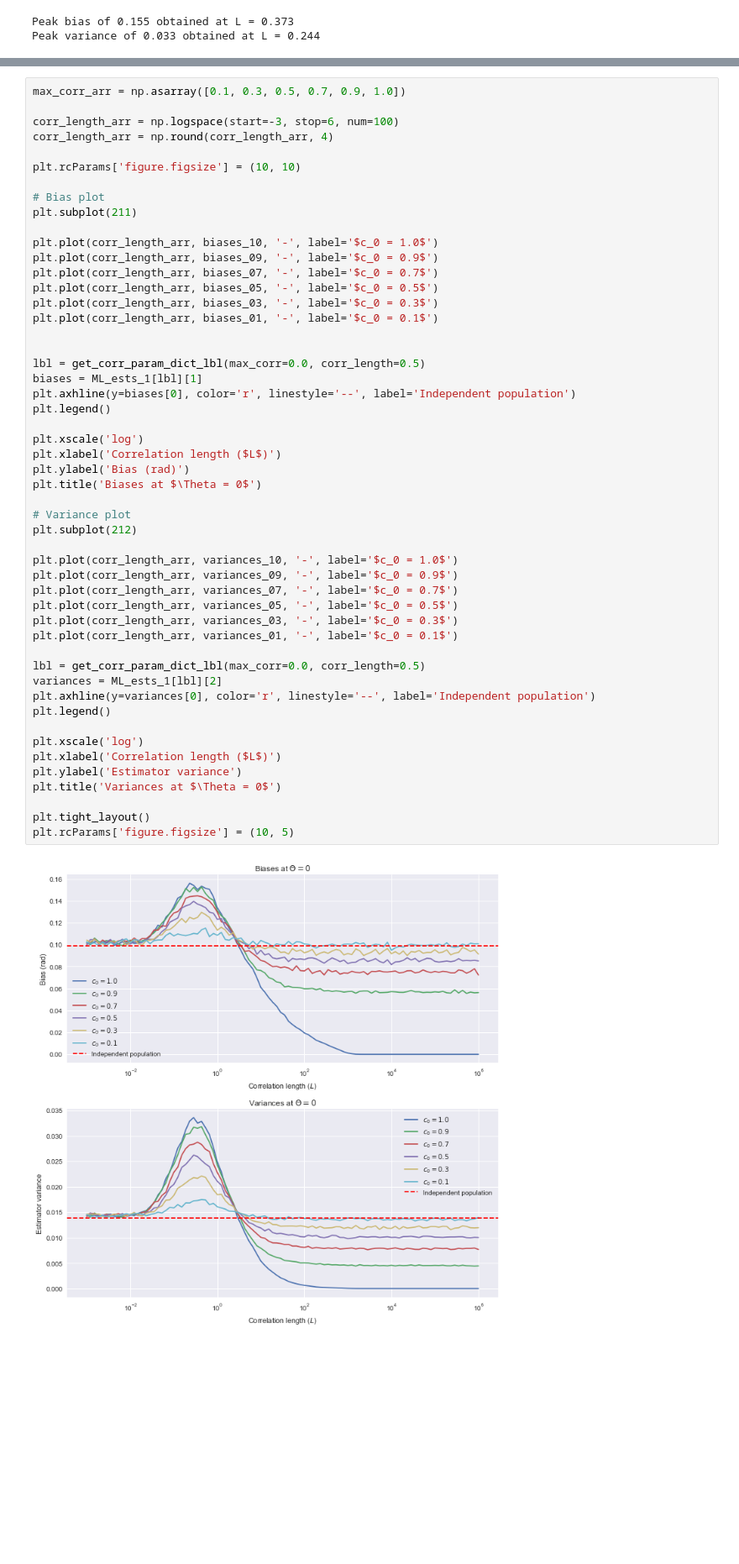
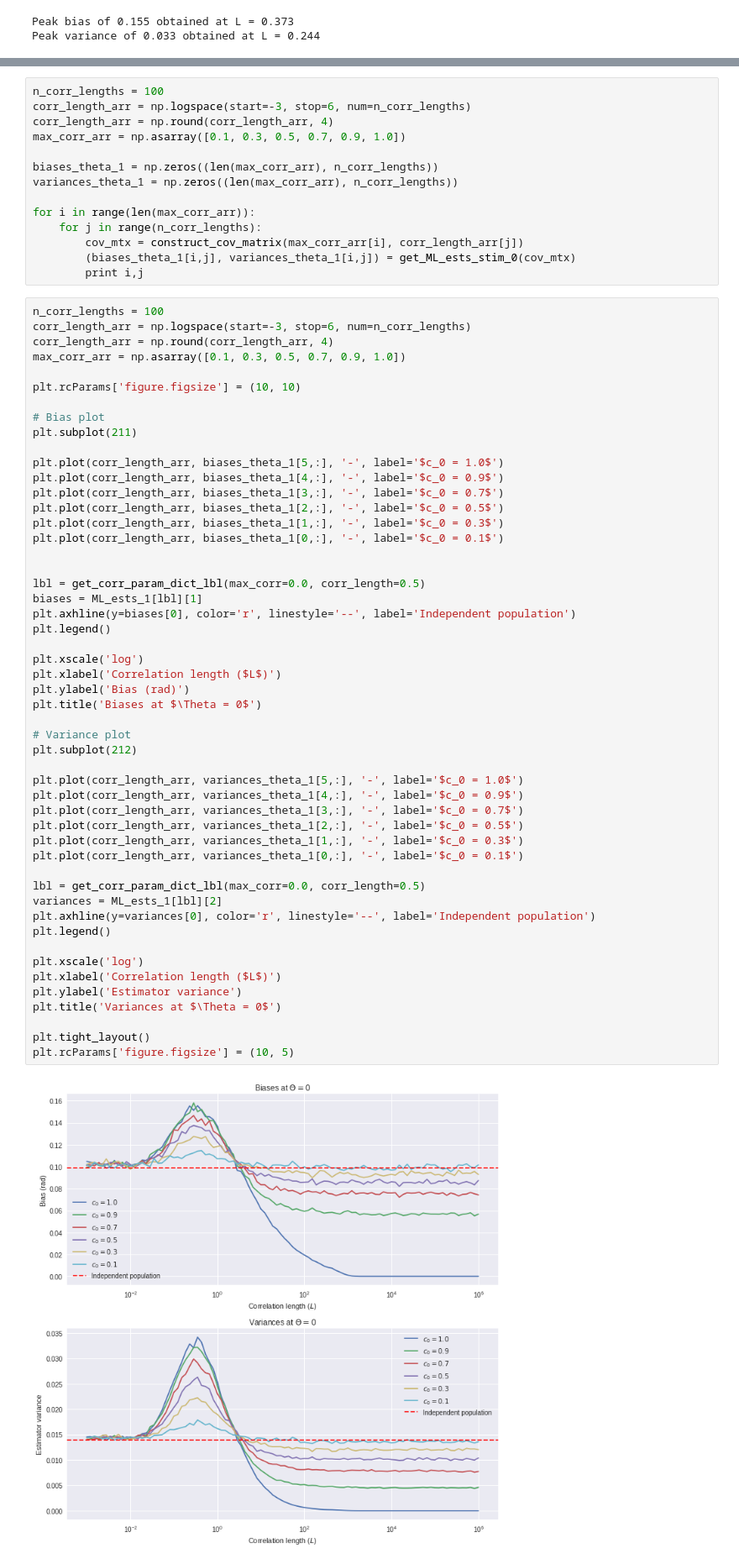
Before and after one commit to dtailor17/neural-population-codes, a Jupyter notebook: noise_correlations.ipynb, the cells around one changed output, grey strips where cells are left out. Shown at 84% size. Saved outputs shown, nothing was run; the diff lists cells and outputs as text; blank space fills up the shorter version.

```diff
--- a/noise_correlations.ipynb
+++ b/noise_correlations.ipynb
@@ -787,55 +776,69 @@ The object is serialised (on its own) to local disk (and backed up to external d
+# %%
+n_corr_lengths = 100
+corr_length_arr = np.logspace(start=-3, stop=6, num=n_corr_lengths)
+corr_length_arr = np.round(corr_length_arr, 4)
+max_corr_arr = np.asarray([0.1, 0.3, 0.5, 0.7, 0.9, 1.0])
+
+biases_theta_1 = np.zeros((len(max_corr_arr), n_corr_lengths))
+variances_theta_1 = np.zeros((len(max_corr_arr), n_corr_lengths))
+
+for i in range(len(max_corr_arr)):
+    for j in range(n_corr_lengths):
+        cov_mtx = construct_cov_matrix(max_corr_arr[i], corr_length_arr[j])
+        (biases_theta_1[i,j], variances_theta_1[i,j]) = get_ML_ests_stim_0(cov_mtx)
+        print i,j
 # %%
+n_corr_lengths = 100
+corr_length_arr = np.logspace(start=-3, stop=6, num=n_corr_lengths)
+corr_length_arr = np.round(corr_length_arr, 4)
 max_corr_arr = np.asarray([0.1, 0.3, 0.5, 0.7, 0.9, 1.0])
-
-corr_length_arr = np.logspace(start=-3, stop=6, num=100)
-corr_length_arr = np.round(corr_length_arr, 4)
 
 plt.rcParams['figure.figsize'] = (10, 10)
 
 # Bias plot
 plt.subplot(211)
 
-plt.plot(corr_length_arr, biases_10, '-', label='$c_0 = 1.0$')
-plt.plot(corr_length_arr, biases_09, '-', label='$c_0 = 0.9$')
-plt.plot(corr_length_arr, biases_07, '-', label='$c_0 = 0.7$')
-plt.plot(corr_length_arr, biases_05, '-', label='$c_0 = 0.5$')
-plt.plot(corr_length_arr, biases_03, '-', label='$c_0 = 0.3$')
-plt.plot(corr_length_arr, biases_01, '-', label='$c_0 = 0.1$')
+plt.plot(corr_length_arr, biases_theta_1[5,:], '-', label='$c_0 = 1.0$')
+plt.plot(corr_length_arr, biases_theta_1[4,:], '-', label='$c_0 = 0.9$')
+plt.plot(corr_length_arr, biases_theta_1[3,:], '-', label='$c_0 = 0.7$')
+plt.plot(corr_length_arr, biases_theta_1[2,:], '-', label='$c_0 = 0.5$')
+plt.plot(corr_length_arr, biases_theta_1[1,:], '-', label='$c_0 = 0.3$')
+plt.plot(corr_length_arr, biases_theta_1[0,:], '-', label='$c_0 = 0.1$')
 
 
 lbl = get_corr_param_dict_lbl(max_corr=0.0, corr_length=0.5)
 biases = ML_ests_1[lbl][1]
 plt.axhline(y=biases[0], color='r', linestyle='--', label='Independent population')
 plt.legend()
 
 plt.xscale('log')
 plt.xlabel('Correlation length ($L$)')
 plt.ylabel('Bias (rad)')
 plt.title('Biases at $\Theta = 0$')
 
 # Variance plot
 plt.subplot(212)
 
-plt.plot(corr_length_arr, variances_10, '-', label='$c_0 = 1.0$')
-plt.plot(corr_length_arr, variances_09, '-', label='$c_0 = 0.9$')
-plt.plot(corr_length_arr, variances_07, '-', label='$c_0 = 0.7$')
-plt.plot(corr_length_arr, variances_05, '-', label='$c_0 = 0.5$')
-plt.plot(corr_length_arr, variances_03, '-', label='$c_0 = 0.3$')
-plt.plot(corr_length_arr, variances_01, '-', label='$c_0 = 0.1$')
+plt.plot(corr_length_arr, variances_theta_1[5,:], '-', label='$c_0 = 1.0$')
+plt.plot(corr_length_arr, variances_theta_1[4,:], '-', label='$c_0 = 0.9$')
+plt.plot(corr_length_arr, variances_theta_1[3,:], '-', label='$c_0 = 0.7$')
+plt.plot(corr_length_arr, variances_theta_1[2,:], '-', label='$c_0 = 0.5$')
+plt.plot(corr_length_arr, variances_theta_1[1,:], '-', label='$c_0 = 0.3$')
+plt.plot(corr_length_arr, variances_theta_1[0,:], '-', label='$c_0 = 0.1$')
 
 lbl = get_corr_param_dict_lbl(max_corr=0.0, corr_length=0.5)
 variances = ML_ests_1[lbl][2]
 plt.axhline(y=variances[0], color='r', linestyle='--', label='Independent population')
 plt.legend()
 
 plt.xscale('log')
 plt.xlabel('Correlation length ($L$)')
 plt.ylabel('Estimator variance')
 plt.title('Variances at $\Theta = 0$')
 
 plt.tight_layout()
 plt.rcParams['figure.figsize'] = (10, 5)
 # %% [output]
-[figure, old version]
+[figure, new version]
 # %% [markdown]
 The above plots show the bias and variance for encoded angle $\Theta = 0$ across correlation length for different values of $c_0$.
```
Also changed, not shown: parts of 23 cells of this notebook, 1 other file.
